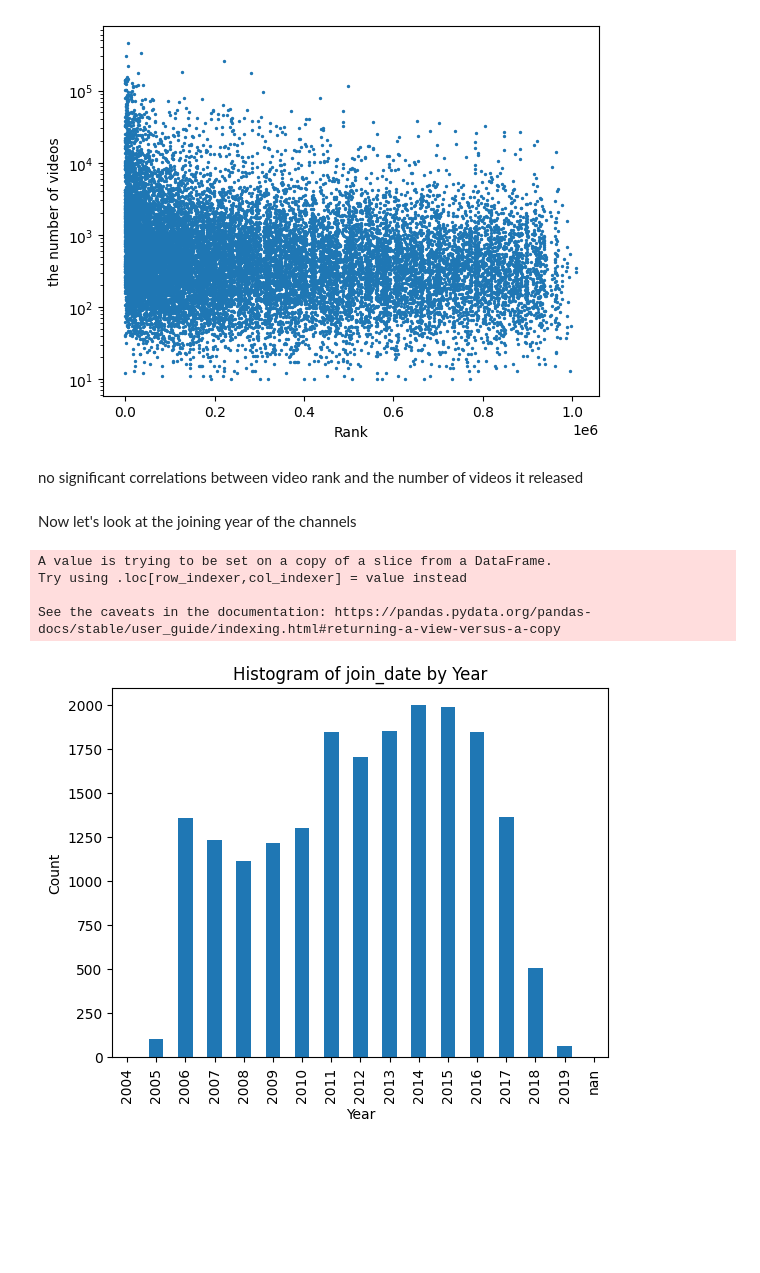
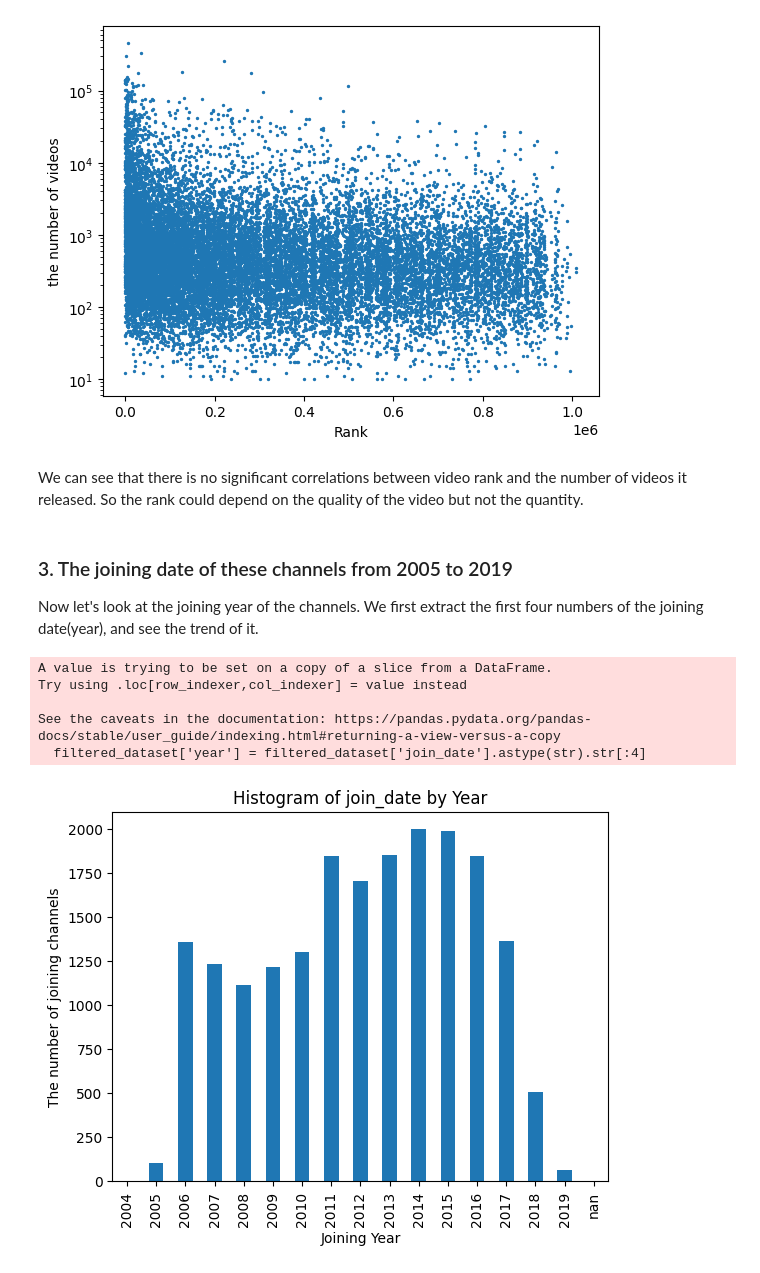
Before and after one commit to epfl-ada/ada-2023-project-lassa8639, a Jupyter notebook: Channel_Metadata.ipynb, the cells around one changed output. Drawn from its saved outputs; the diff is of its cells as text; code cells hidden in the pictures; blank space fills up the shorter version.

```diff
--- a/Channel_Metadata.ipynb
+++ b/Channel_Metadata.ipynb
@@ -169,25 +122,27 @@ plt.show()
 # %% [output]
 [figure]
 # %% [markdown]
-no significant correlations between video rank and the number of videos it released
+We can see that there is no significant correlations between video rank and the number of videos it released. So the rank could depend on the quality of the video but not the quantity.
-# %% [markdown]
-Now let's look at the joining year of the channels
+# %% [markdown]
+### 3. The joining date of these channels from 2005 to 2019
+Now let's look at the joining year of the channels. We first extract the first four numbers of the joining date(year), and see the trend of it.
 # %%
 # Extract the first four numbers (year) from the "join_date" column
 filtered_dataset['year'] = filtered_dataset['join_date'].astype(str).str[:4]
 
 # Group the data by year and count the occurrences
 year_counts = filtered_dataset['year'].value_counts().sort_index()
 
 # Create a histogram using the counts for each year
 year_counts.plot(kind='bar')
-plt.xlabel('Year')
-plt.ylabel('Count')
+plt.xlabel('Joining Year')
+plt.ylabel('The number of joining channels')
 plt.title('Histogram of join_date by Year')
 plt.show()
 # %% [output]
 A value is trying to be set on a copy of a slice from a DataFrame.
 Try using .loc[row_indexer,col_indexer] = value instead
 
 See the caveats in the documentation: https://pandas.pydata.org/pandas-docs/stable/user_guide/indexing.html#returning-a-view-versus-a-copy
+  filtered_dataset['year'] = filtered_dataset['join_date'].astype(str).str[:4]
-[figure, old version]
+[figure, new version]
```
Also changed, not shown: parts of 19 cells of this notebook.
